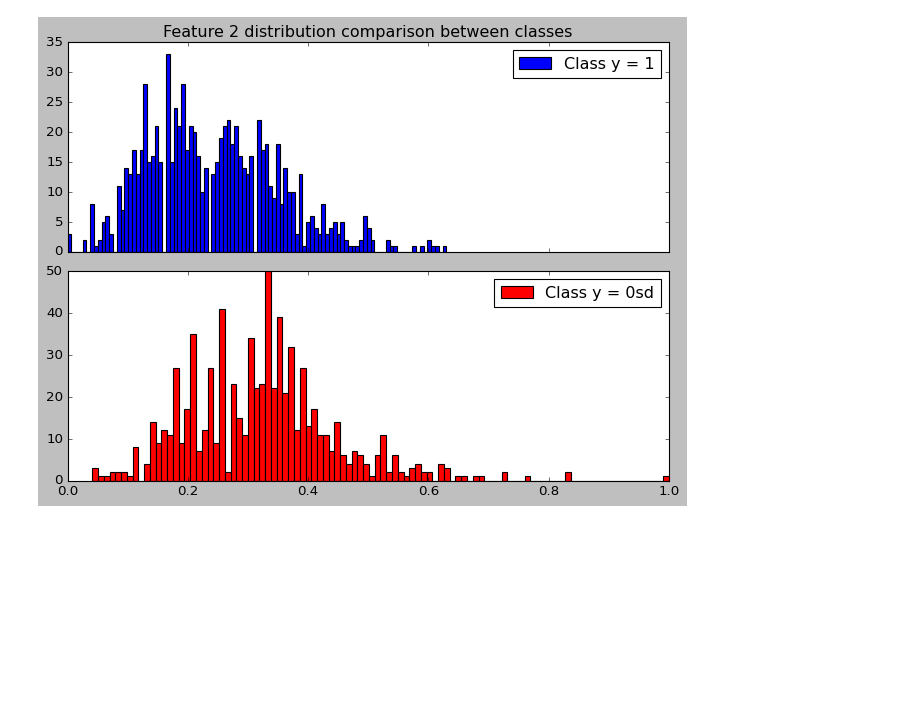
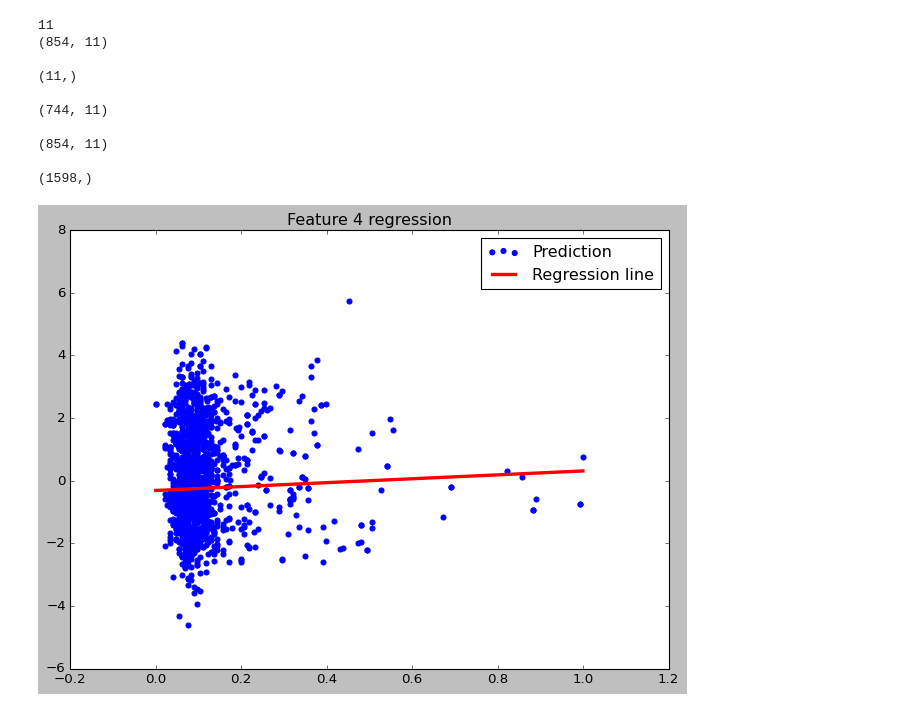
Before and after one commit to LouisLortie/colab, a Jupyter notebook: ecse_551_assignment1.ipynb, the cells around one changed output. Drawn from its saved outputs; the diff is of its cells as text; code cells hidden in the pictures; blank space fills up the shorter version.

Commit message:
Generative learning and regression plots

```diff
--- a/ecse_551_assignment1.ipynb
+++ b/ecse_551_assignment1.ipynb
@@ -37,17 +37,37 @@ plt.rcParams.update({
 # %%
 #@title Main function
 def main():
 
-  feat = 1   # Feature to analyse.
+  feat = 3   # Feature to analyse starting from 0
 
-  data_pos, data_neg = data_separation(aq_data)
+  # data_pos, data_neg = data_separation(aq_data)
 
-  plot_hist(data_pos[:, feat], data_neg[:, feat], feat)
+  # plot_hist(data_pos[:, feat], data_neg[:, feat], feat)
+  print(feature_count(aq_data))
+  model2 = GenerativeLearning(aq_data)
+
+  # print (model2.cov)
+  w = model2.fit()
+  y = model2.predict(model2.data[:,:-1])
+  print(y.shape)
+  # print(y)
+
+  plot_regression(model2.data[:,feat], model2.y, model2.w, feat)
 
 
 
 if __name__ == '__main__':
     main()
 # %% [output]
+11
+(854, 11)
+
+(11,)
+
+(744, 11)
+
+(854, 11)
+
+(1598,)
-[figure, old version]
+[figure, new version]
 # %%
```
Also changed, not shown: parts of 5 cells of this notebook.
